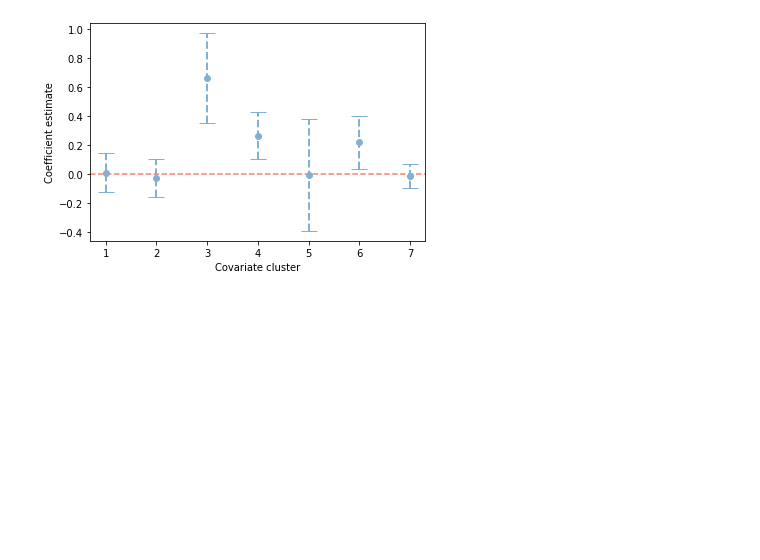
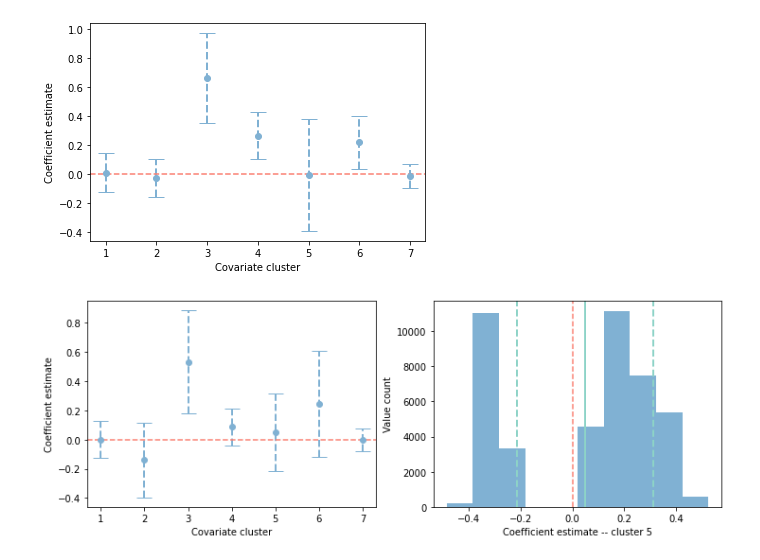
Before and after one commit to testalorenzo/crunch_net, a Jupyter notebook: ANS/notebook/notebooks/ANS_extension.ipynb, the cells around one changed output. Saved outputs shown, nothing was run; the diff lists cells and outputs as text; code cells hidden in the pictures; blank space fills up the shorter version.

```diff
--- a/ANS/notebook/notebooks/ANS_extension.ipynb
+++ b/ANS/notebook/notebooks/ANS_extension.ipynb
@@ -1056,3 +1056,28 @@ os.chdir('/Users/ltesta/Documents/GitHub/crunch_net/ANS/plots')
 plt.savefig('feature_selector_coefficient_distributions_logistic_'+str(size)+'.pdf', bbox_inches="tight")
 # %% [output]
 [figure]
+# %%
+fig, ax = plt.subplots(1,2, figsize=(12, 4))
+for i in range(7):
+    distribution=[x[i] for x in results_linear['coefficients']]
+    mean=np.mean(distribution)
+    std=np.std(distribution)
+    eb=ax[0].errorbar(i+1, mean, yerr = std,fmt='o', ecolor = default_color , color= default_color, capsize=8, linewidth=2)
+    eb[-1][0].set_linestyle('--')
+ax[0].axhline(0,color=default_color2,ls='--')
+ax[0].set_xlabel('Covariate cluster')
+ax[0].set_ylabel('Coefficient estimate')
+
+distribution=[x[4] for x in results_linear['coefficients']]
+ax[1].hist(distribution, color=default_color)
+ax[1].set_xlabel('Coefficient estimate -- cluster 5')
+ax[1].set_ylabel('Value count')
+ax[1].axvline(0, c=default_color2, ls='--')
+ax[1].axvline(np.mean(distribution), c=default_color3, ls='-', linewidth=2)
+ax[1].axvline(np.mean(distribution)+np.std(distribution), c=default_color3, ls='--', linewidth=2)
+ax[1].axvline(np.mean(distribution)-np.std(distribution), c=default_color3, ls='--', linewidth=2)
+
+os.chdir('/Users/ltesta/Documents/GitHub/crunch_net/ANS/plots')
+plt.savefig('tricky_feature_selector_coefficient_distributions_'+str(size)+'.pdf', bbox_inches="tight")
+# %% [output]
+[figure, added]
```
Also changed, not shown: 2 other files.
